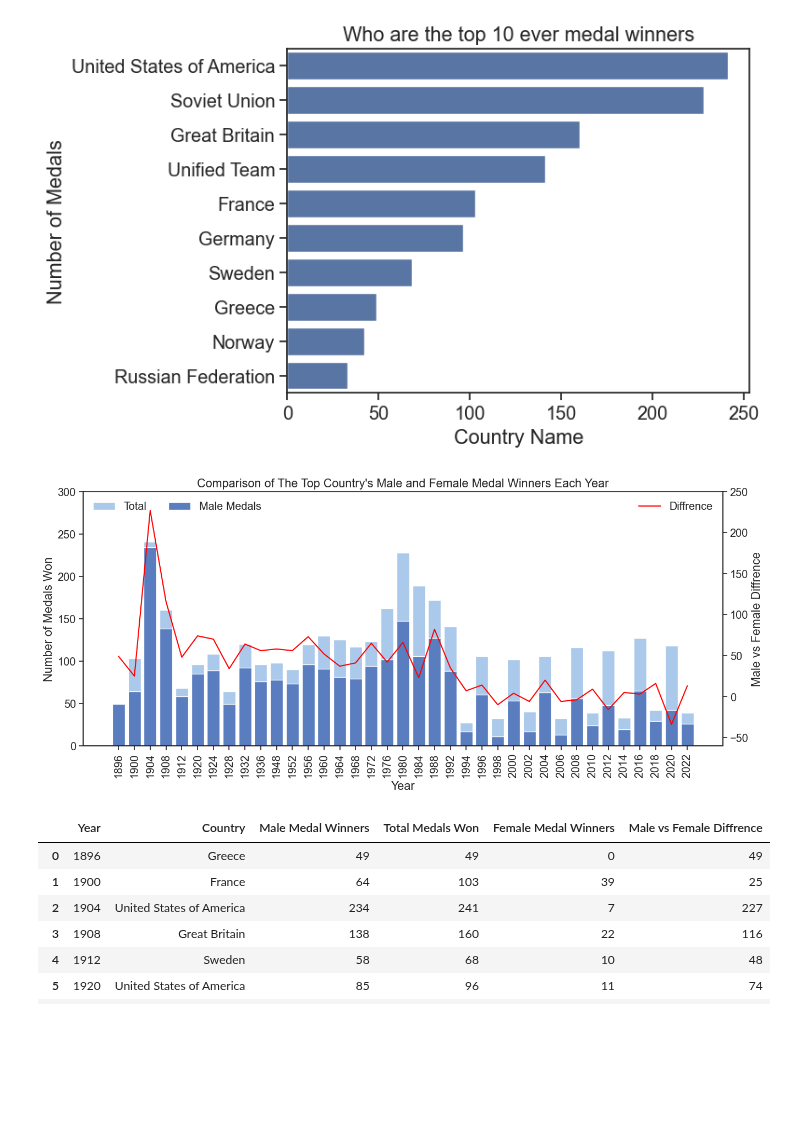
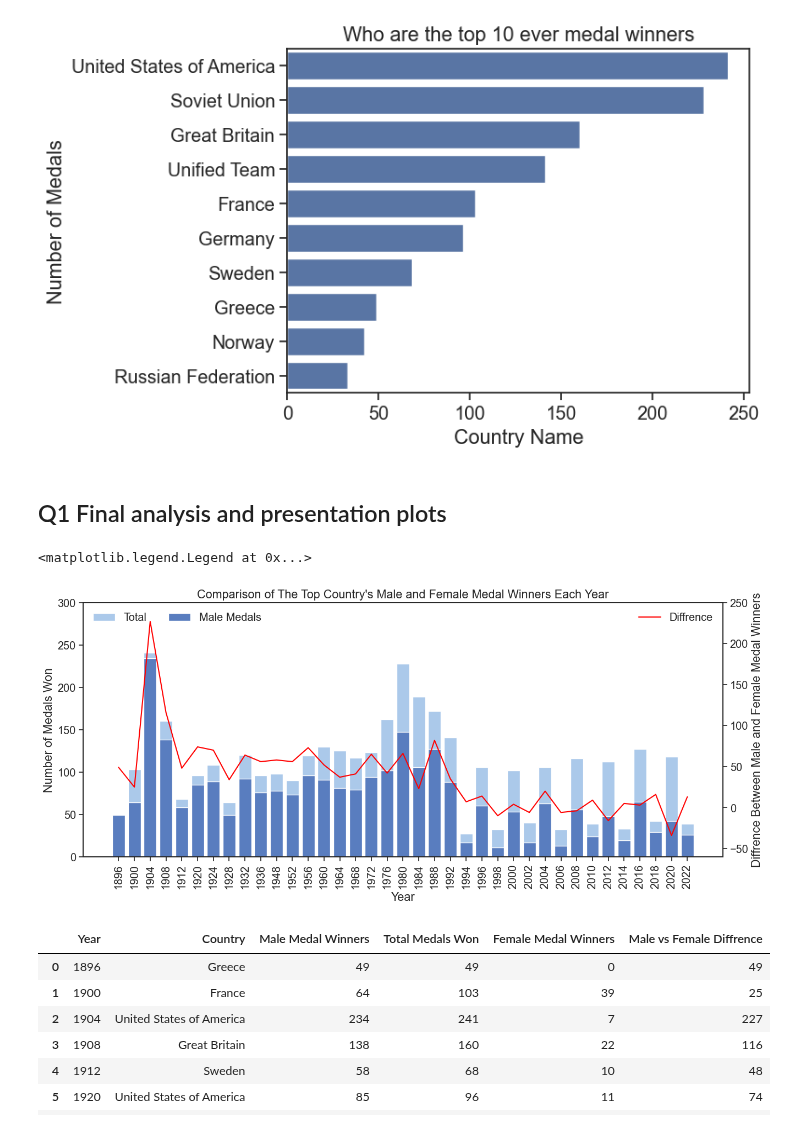
Before and after one commit to ubco-W2022T2-data301/project-group-group17, a Jupyter notebook: analysis/notebooks/analysis_conan.ipynb, the cells around one changed output. Saved outputs shown, nothing was run; the diff lists cells and outputs as text; code cells hidden in the pictures; blank space fills up the shorter version.

```diff
--- a/analysis/notebooks/analysis_conan.ipynb
+++ b/analysis/notebooks/analysis_conan.ipynb
@@ -118,6 +118,8 @@ plot
 # %% [output]
 <Axes: title={'center': 'Who are the top 10 ever medal winners'}, xlabel='Country Name', ylabel='Number of Medals'>
 [figure]
+# %% [markdown]
+## Q1 Final analysis and presentation plots
 # %%
 # Q1 final analysis and plots
 
@@ -148,31 +150,33 @@ df1 = (df1.assign(medal_diff=df1['medal_combined_bysex'] - df1['medal_female'])
                            'medal_female' : 'Female Medal Winners',
                            'medal_diff' : 'Male vs Female Diffrence'}))
 # %%
-# Q1 final analysis and plot 1
+# Q1 final analysis and plots
 
 plt.figure(figsize=(15,6))
 #Plot the total medals won
 sns.set_color_codes("pastel")
 plot = sns.barplot(y="medal_all", x="year", data=df,
             label="Total", color="b")
 
 # Plot the male medals won
 sns.set_color_codes("muted")
 plot = sns.barplot(y="medal_combined_bysex", x="year", data=df,
             label="Male Medals", color="b")
 
 plt.xticks(rotation=90)
 plot.legend(ncol=2, loc="upper left", frameon=False)
 plot.set(xlabel = "Year", ylabel ="Number of Medals Won", title = "Comparison of The Top Country's Male and Female Medal Winners Each Year")
 plot.set_ylim(0, 300)
 
 plot1 = plot.twinx()
 plot1 = sns.lineplot(x="Year", y="Male vs Female Diffrence", data=df1, label="Diffrence", color="red")
+plot1.set(ylabel= 'Diffrence Between Male and Female Medal Winners')
 
 plot1.set_ylim(-60, 250)
 plot1.legend(loc="upper right", frameon=False)
 # %% [output]
+<matplotlib.legend.Legend at 0x...>
-[figure, old version]
+[figure, new version]
 # %%
 # Q1 final analysis and summary table
 
```
Also changed, not shown: parts of 18 cells of this notebook.
